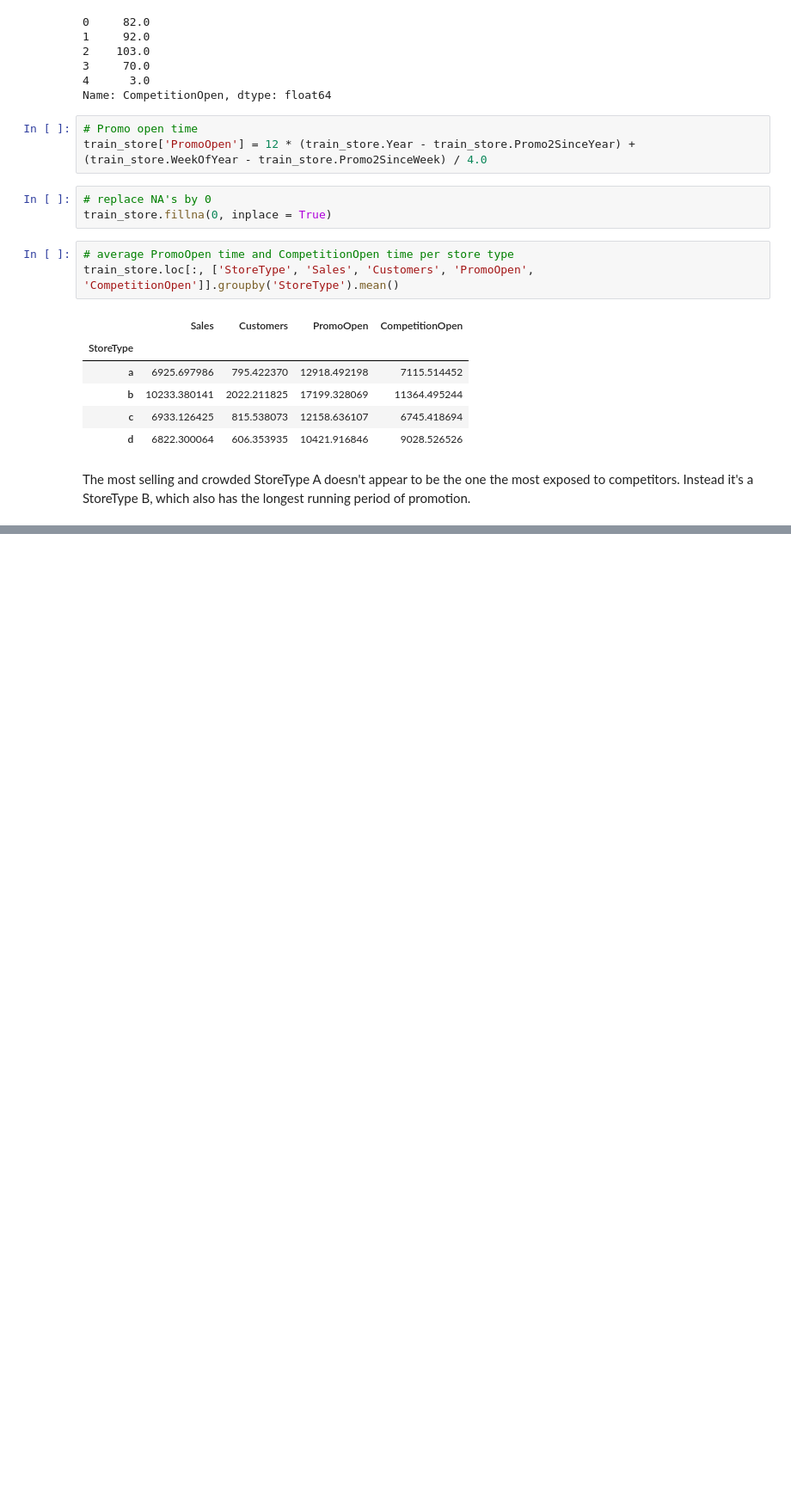
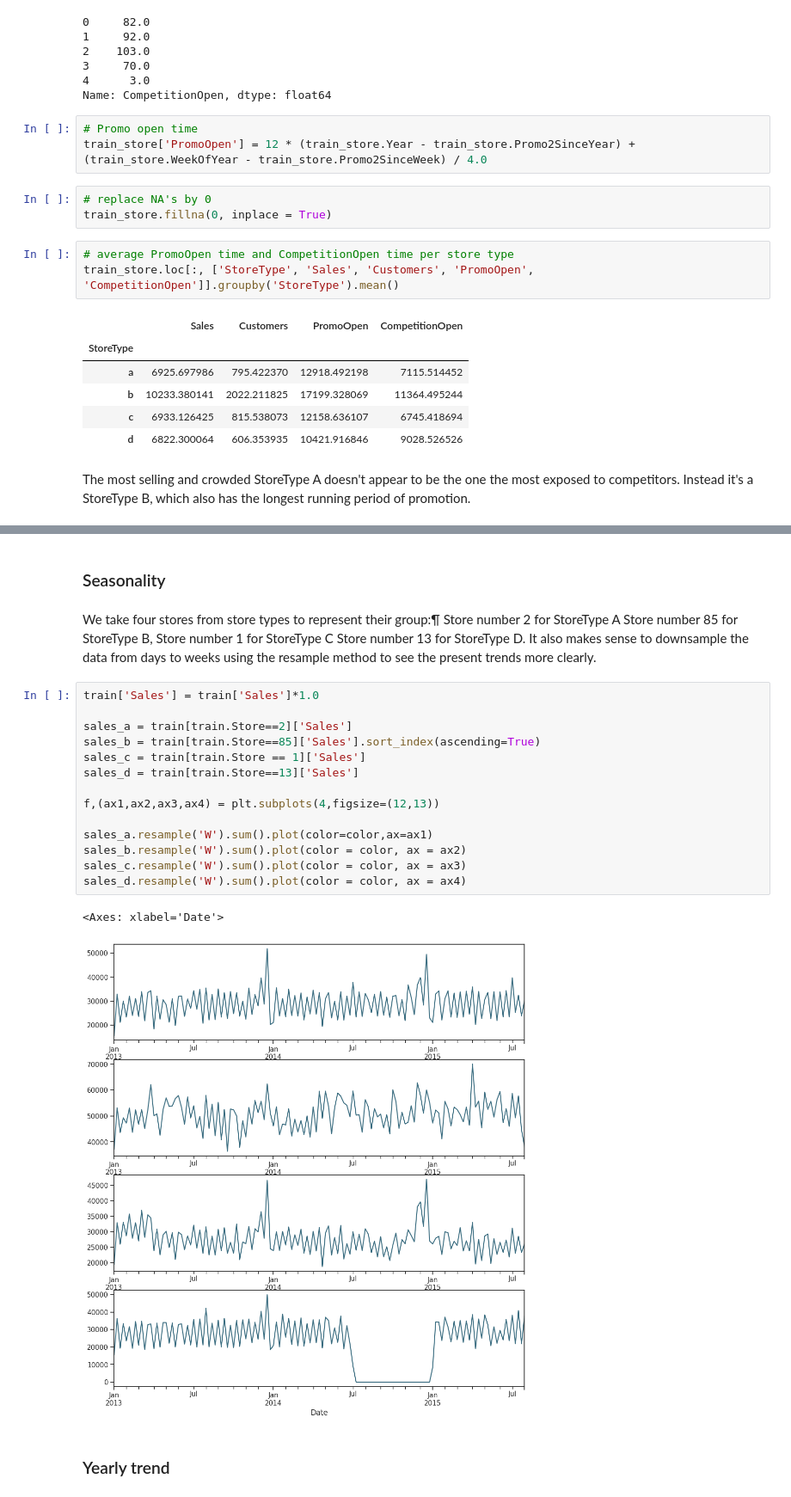
Before and after one commit to AmanullaChishty/DataScience, a Jupyter notebook: time-series-analysis-ross.ipynb, the cells around one changed output, grey strips where cells are left out. Shown at 86% size. Saved outputs shown, nothing was run; the diff lists cells and outputs as text; blank space fills up the shorter version.

```diff
--- a/time-series-analysis-ross.ipynb
+++ b/time-series-analysis-ross.ipynb
@@ -381,0 +424,28 @@ The most selling and crowded StoreType A doesn't appear to be the one the most e
+# %% [markdown]
+### Seasonality
+# %% [markdown]
+We take four stores from store types to represent their group:¶
+Store number 2 for StoreType A
+Store number 85 for StoreType B,
+Store number 1 for StoreType C
+Store number 13 for StoreType D.
+It also makes sense to downsample the data from days to weeks using the resample method to see the present trends more clearly.
+# %%
+train['Sales'] = train['Sales']*1.0
+
+sales_a = train[train.Store==2]['Sales']
+sales_b = train[train.Store==85]['Sales'].sort_index(ascending=True)
+sales_c = train[train.Store == 1]['Sales']
+sales_d = train[train.Store==13]['Sales']
+
+f,(ax1,ax2,ax3,ax4) = plt.subplots(4,figsize=(12,13))
+
+sales_a.resample('W').sum().plot(color=color,ax=ax1)
+sales_b.resample('W').sum().plot(color = color, ax = ax2)
+sales_c.resample('W').sum().plot(color = color, ax = ax3)
+sales_d.resample('W').sum().plot(color = color, ax = ax4)
+# %% [output]
+<Axes: xlabel='Date'>
+[figure, added]
+# %% [markdown]
+### Yearly trend
```
Also changed, not shown: parts of 7 cells of this notebook.
